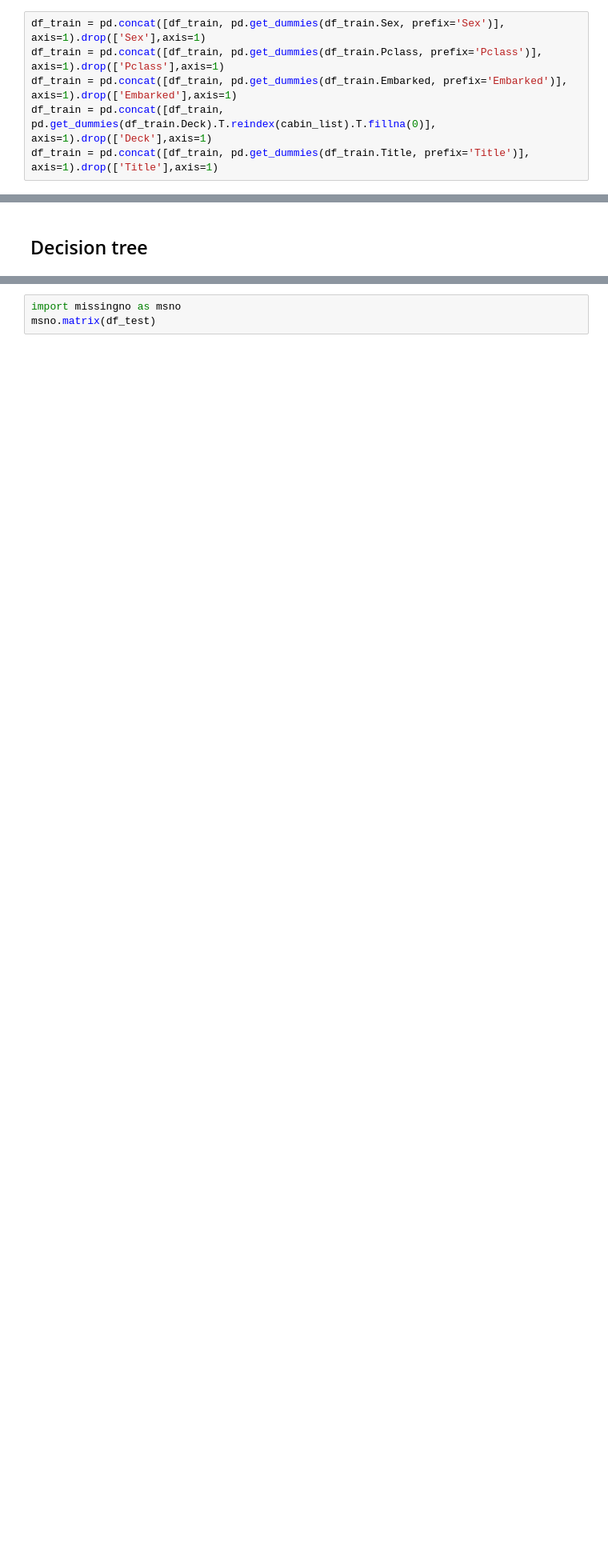
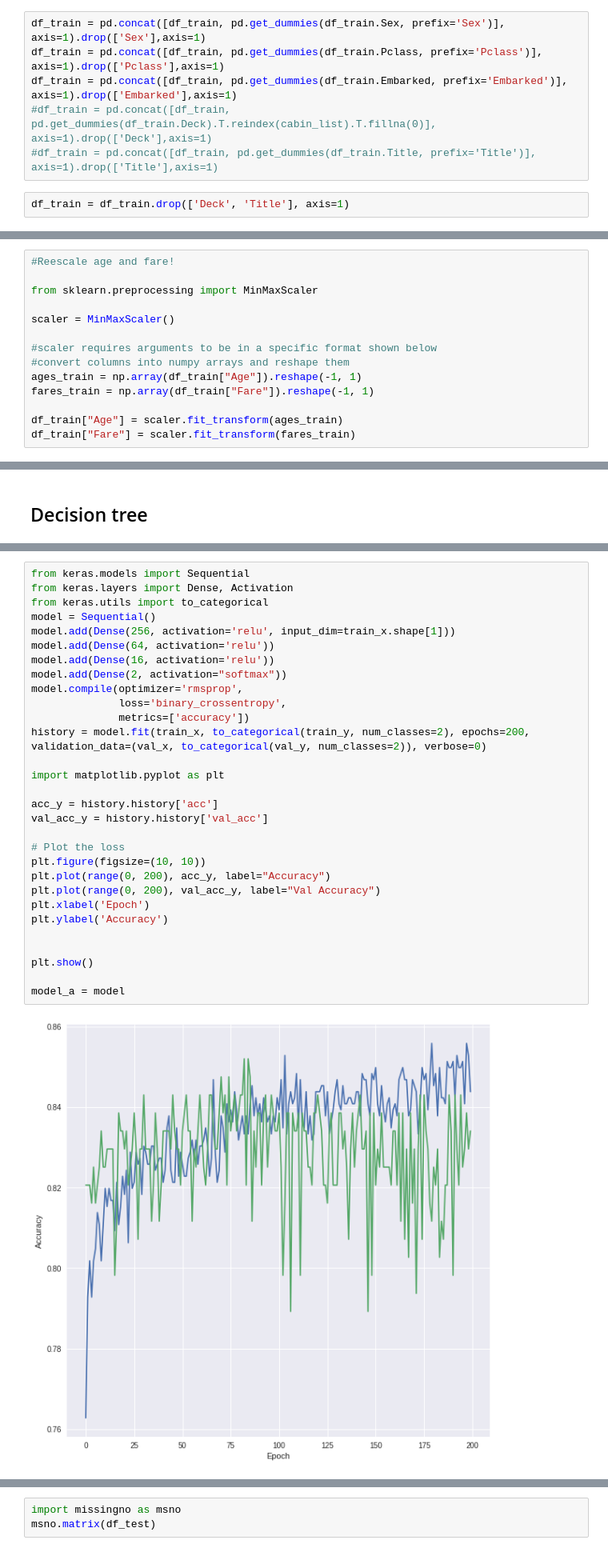
Before and after one commit to honorcode93/kaggle_competitions_titanic, a Jupyter notebook: Titanic_Survival.ipynb, the cells around one changed output, grey strips where cells are left out. Shown: that part at 80% size. Cells and saved outputs as stored; diff of their text form; blank space fills up the shorter version.

```diff
--- a/Titanic_Survival.ipynb
+++ b/Titanic_Survival.ipynb
@@ -157,8 +157,10 @@ Some of the attributes need to be converted into numerical or categorical first
 df_train = pd.concat([df_train, pd.get_dummies(df_train.Sex, prefix='Sex')], axis=1).drop(['Sex'],axis=1)
 df_train = pd.concat([df_train, pd.get_dummies(df_train.Pclass, prefix='Pclass')], axis=1).drop(['Pclass'],axis=1)
 df_train = pd.concat([df_train, pd.get_dummies(df_train.Embarked, prefix='Embarked')], axis=1).drop(['Embarked'],axis=1)
-df_train = pd.concat([df_train, pd.get_dummies(df_train.Deck).T.reindex(cabin_list).T.fillna(0)], axis=1).drop(['Deck'],axis=1)
-df_train = pd.concat([df_train, pd.get_dummies(df_train.Title, prefix='Title')], axis=1).drop(['Title'],axis=1)
+#df_train = pd.concat([df_train, pd.get_dummies(df_train.Deck).T.reindex(cabin_list).T.fillna(0)], axis=1).drop(['Deck'],axis=1)
+#df_train = pd.concat([df_train, pd.get_dummies(df_train.Title, prefix='Title')], axis=1).drop(['Title'],axis=1)
+# %%
+df_train = df_train.drop(['Deck', 'Title'], axis=1)
 # %% [markdown]
 ## Handling the ticket number
 
@@ -183,3 +212,17 @@ df_train.describe()
+# %%
+#Reescale age and fare!
+
+from sklearn.preprocessing import MinMaxScaler
+
+scaler = MinMaxScaler()
+
+#scaler requires arguments to be in a specific format shown below
+#convert columns into numpy arrays and reshape them
+ages_train = np.array(df_train["Age"]).reshape(-1, 1)
+fares_train = np.array(df_train["Fare"]).reshape(-1, 1)
+
+df_train["Age"] = scaler.fit_transform(ages_train)
+df_train["Fare"] = scaler.fit_transform(fares_train)
 # %% [markdown]
 # Training
 
@@ -262,0 +308,32 @@ Validation score 0.7848
+# %%
+from keras.models import Sequential
+from keras.layers import Dense, Activation
+from keras.utils import to_categorical
+model = Sequential()
+model.add(Dense(256, activation='relu', input_dim=train_x.shape[1]))
+model.add(Dense(64, activation='relu'))
+model.add(Dense(16, activation='relu'))
+model.add(Dense(2, activation="softmax"))
+model.compile(optimizer='rmsprop',
+              loss='binary_crossentropy',
+              metrics=['accuracy'])
+history = model.fit(train_x, to_categorical(train_y, num_classes=2), epochs=200, validation_data=(val_x, to_categorical(val_y, num_classes=2)), verbose=0)
+
+import matplotlib.pyplot as plt
+
+acc_y = history.history['acc']
+val_acc_y = history.history['val_acc']
+
+# Plot the loss
+plt.figure(figsize=(10, 10))
+plt.plot(range(0, 200), acc_y, label="Accuracy")
+plt.plot(range(0, 200), val_acc_y, label="Val Accuracy")
+plt.xlabel('Epoch')
+plt.ylabel('Accuracy')
+
+
+plt.show()
+
+model_a = model
+# %% [output]
+[figure, added]
```
Also changed, not shown: parts of 27 cells of this notebook.
